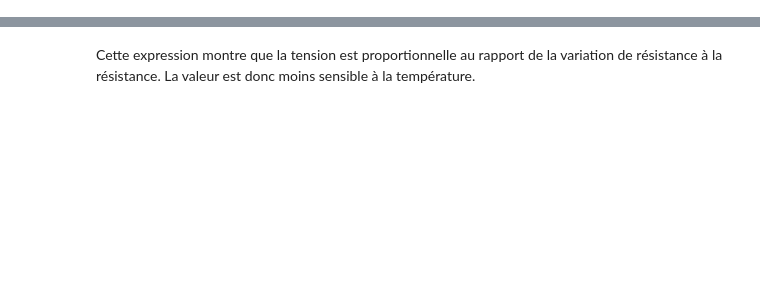
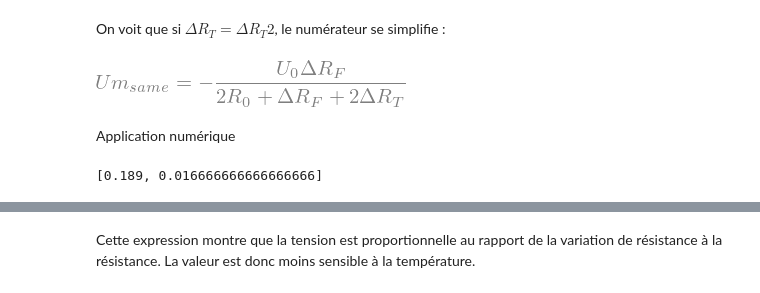
Before and after one commit to nicollerat/hevs-doc-instrumentation, a Jupyter notebook: python/dev_8.1_pont_wheatstone.ipynb, the cells around one changed output, grey strips where cells are left out. Cells and saved outputs as stored; diff of their text form; code cells hidden in the pictures; blank space fills up the shorter version.

```diff
--- a/python/dev_8.1_pont_wheatstone.ipynb
+++ b/python/dev_8.1_pont_wheatstone.ipynb
@@ -24,0 +74,9 @@ deq("U_A",sp.factor(UA))
+# %% [markdown]
+On voit que si $\Delta R_T=\Delta R_T2$, le numérateur se simplifie :
+# %%
+# On substitue à DRT2 la valeur de DRT
+deq("Um_same",Um_same.subs(DRT2,DRT))
+# %% [output]
+[figure, added]
+# %% [markdown]
+Application numérique
@@ -24,0 +94,5 @@ deq("U_A",sp.factor(UA))
+# %%
+# Valeurs numériques obtenues pour les variations
+[vDRTmax, vDRFmax]
+# %% [output]
+[0.189, 0.016666666666666666]
```
Also changed, not shown: parts of 26 cells of this notebook, 1 other file.
